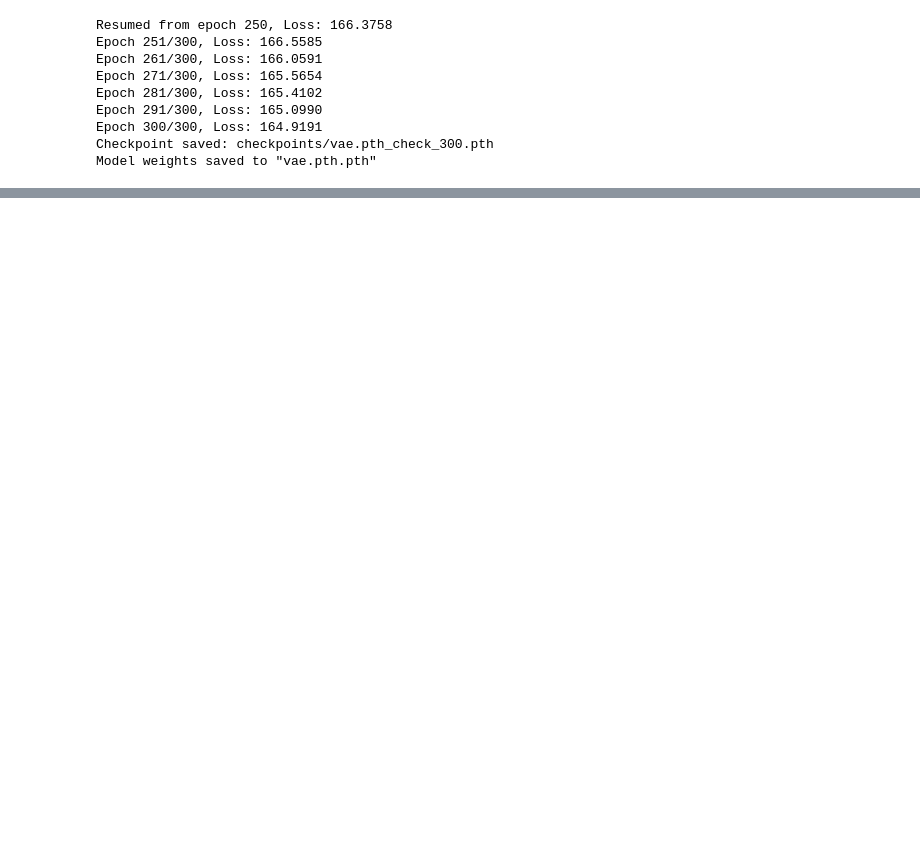
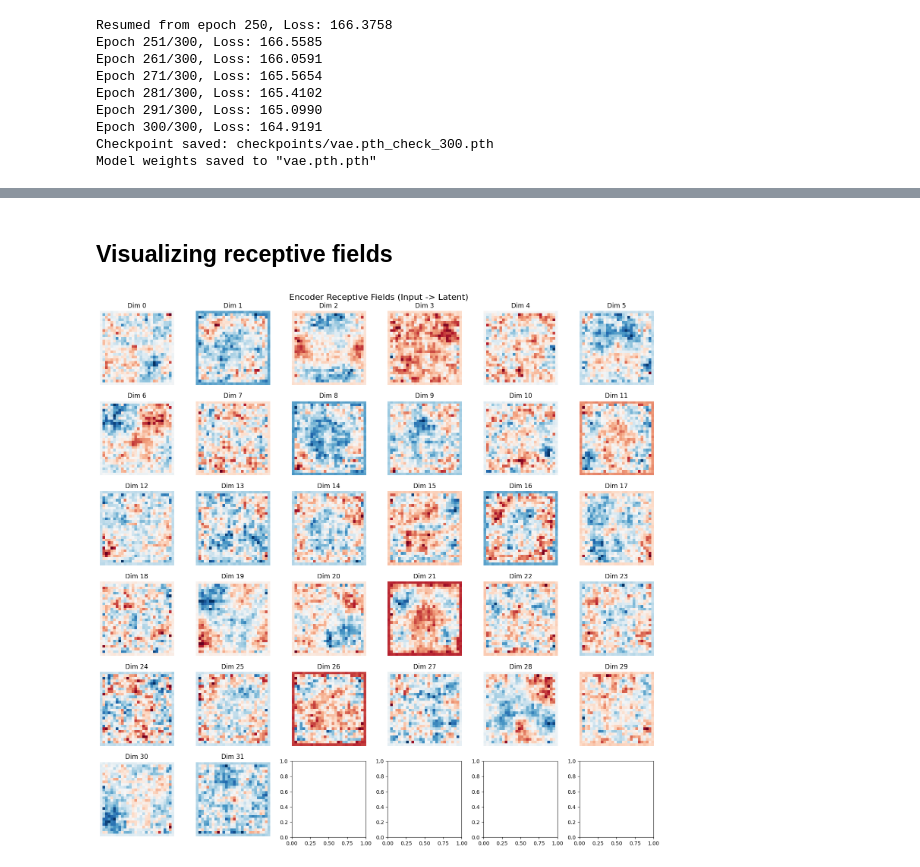
Before and after one commit to pavelihno/cognition-computation-project, a Jupyter notebook: project.ipynb, the cells around one changed output, grey strips where cells are left out. Drawn from its saved outputs; the diff is of its cells as text; code cells hidden in the pictures; blank space fills up the shorter version.

Commit message:
visualizing VAE receptive fields

```diff
--- a/project.ipynb
+++ b/project.ipynb
@@ -492,0 +517,2 @@ Broad category: Animals
+# %% [markdown]
+## Visualizing receptive fields
@@ -492,0 +573,5 @@ Broad category: Animals
+# %%
+enc_w = get_effective_weights(vae_model, mode='encoder')
+plot_fields(enc_w, 'Encoder Receptive Fields (Input -> Latent)', IMG_SHAPE, max_plots=100)
+# %% [output]
+[figure, added]
```
Also changed, not shown: parts of 11 cells of this notebook.
